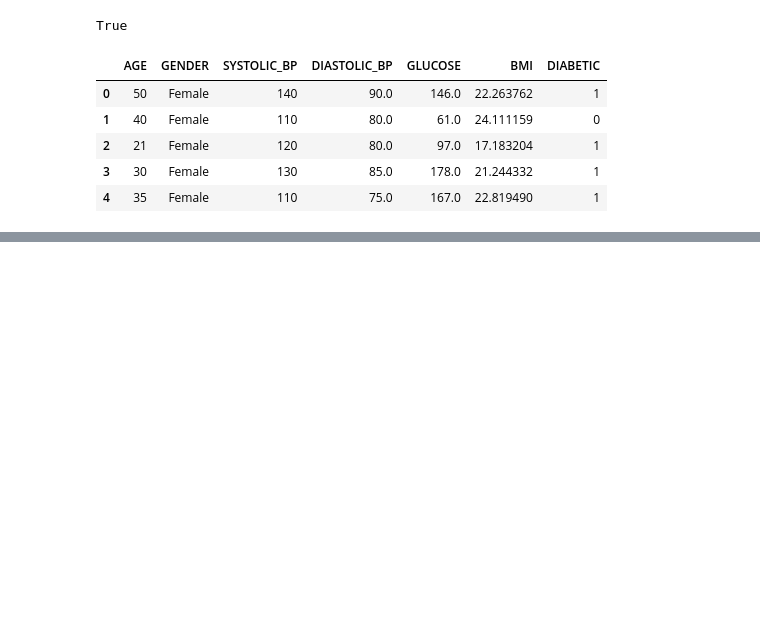
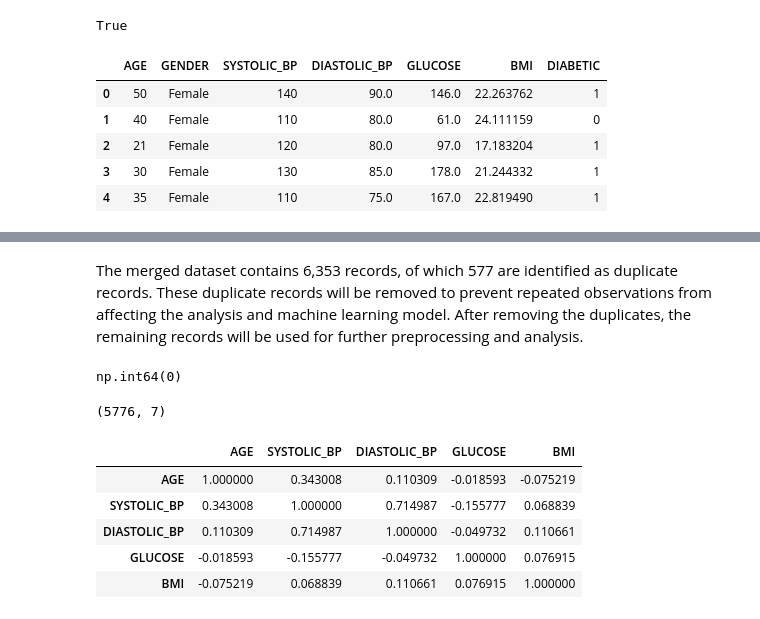
Before and after one commit to habib33-3/diabetes-detection-system, a Jupyter notebook: merged-dataset.ipynb, the cells around one changed output, grey strips where cells are left out. Cells and saved outputs as stored; diff of their text form; code cells hidden in the pictures; blank space fills up the shorter version.

Commit message:
merged database cleaning

```diff
--- a/merged-dataset.ipynb
+++ b/merged-dataset.ipynb
@@ -179,0 +262,2 @@ df.head()
+# %% [markdown]
+The merged dataset contains 6,353 records, of which 577 are identified as duplicate records. These duplicate records will be removed to prevent repeated observations from affecting the analysis and machine learning model. After removing the duplicates, the remaining records will be used for further preprocessing and analysis.
@@ -179,0 +266,8 @@ df.head()
+# %%
+df.duplicated().sum()
+# %% [output]
+np.int64(0)
+# %%
+df.shape
+# %% [output]
+(5776, 7)
@@ -179,0 +277,9 @@ df.head()
+# %%
+df.corr(numeric_only=True)
+# %% [output]
+|  | AGE | SYSTOLIC_BP | DIASTOLIC_BP | GLUCOSE | BMI |
+| AGE | 1.000000 | 0.343008 | 0.110309 | -0.018593 | -0.075219 |
+| SYSTOLIC_BP | 0.343008 | 1.000000 | 0.714987 | -0.155777 | 0.068839 |
+| DIASTOLIC_BP | 0.110309 | 0.714987 | 1.000000 | -0.049732 | 0.110661 |
+| GLUCOSE | -0.018593 | -0.155777 | -0.049732 | 1.000000 | 0.076915 |
+| BMI | -0.075219 | 0.068839 | 0.110661 | 0.076915 | 1.000000 |
```
Also changed, not shown: parts of 30 cells of this notebook, 2 other files.
